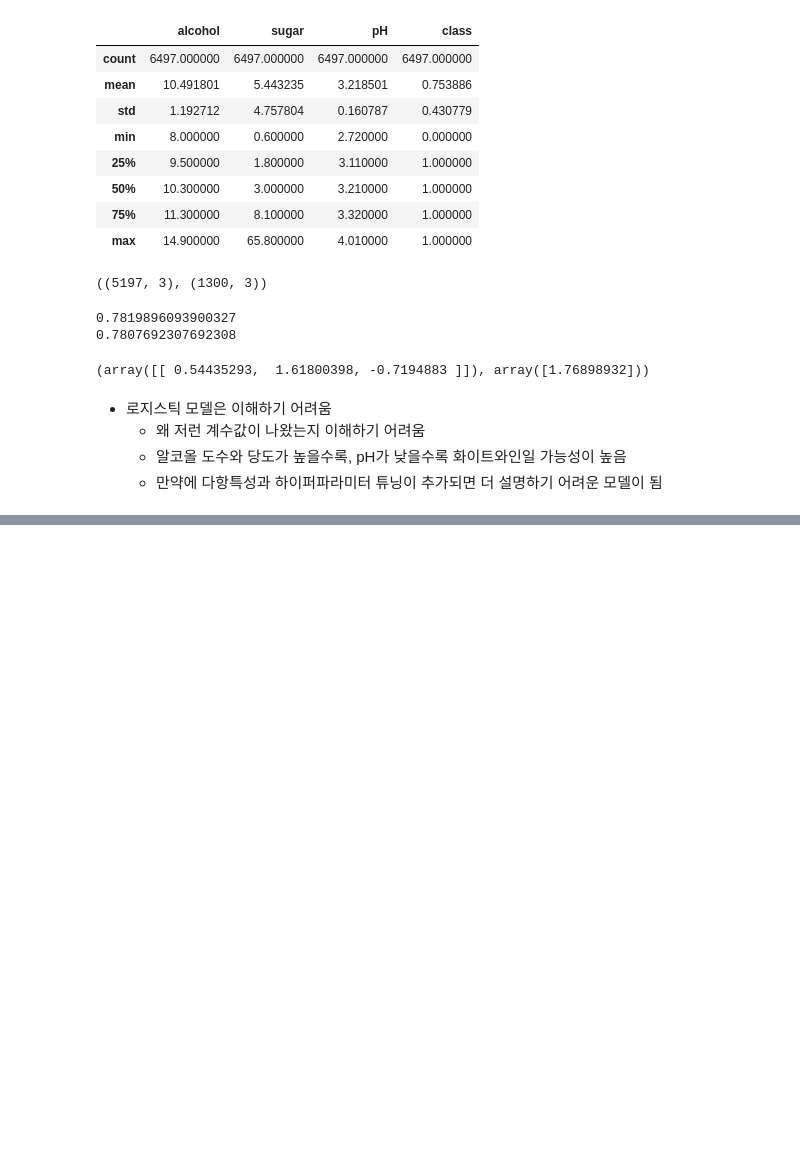
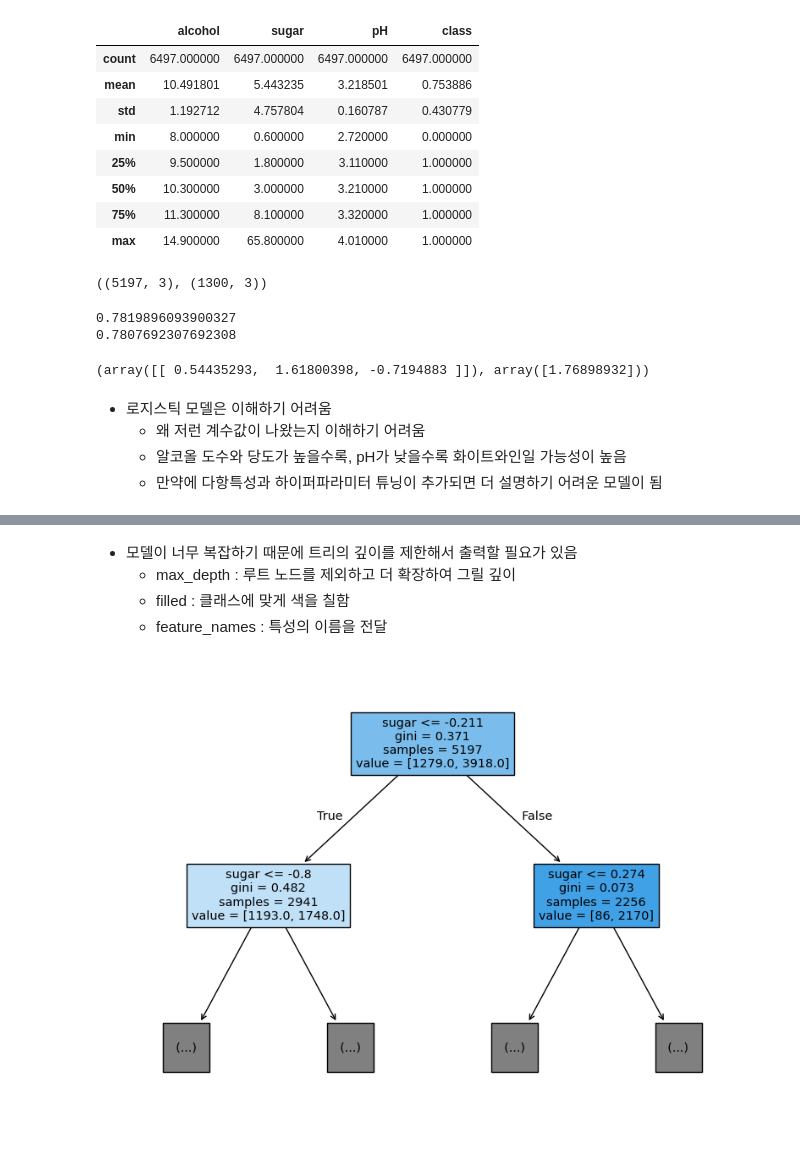
Before and after one commit to byahram/dev-study, a Jupyter notebook: python/python-ai/02_machine_learning/10_의사결정나무.ipynb, the cells around one changed output, grey strips where cells are left out. Drawn from its saved outputs; the diff is of its cells as text; code cells hidden in the pictures; blank space fills up the shorter version.

```diff
--- a/python/python-ai/02_machine_learning/10_의사결정나무.ipynb
+++ b/python/python-ai/02_machine_learning/10_의사결정나무.ipynb
@@ -86,0 +125,11 @@ logi.coef_, logi.intercept_
+# %% [markdown]
+- 모델이 너무 복잡하기 때문에 트리의 깊이를 제한해서 출력할 필요가 있음
+  - max_depth : 루트 노드를 제외하고 더 확장하여 그릴 깊이
+  - filled : 클래스에 맞게 색을 칠함
+  - feature_names : 특성의 이름을 전달
+# %%
+plt.figure(figsize = (10, 7))
+plot_tree(dt, max_depth = 1, filled = True, feature_names = ["alcohol", "sugar", "pH"])
+plt.show()
+# %% [output]
+[figure, added]
```
Also changed, not shown: parts of 16 cells of this notebook.
